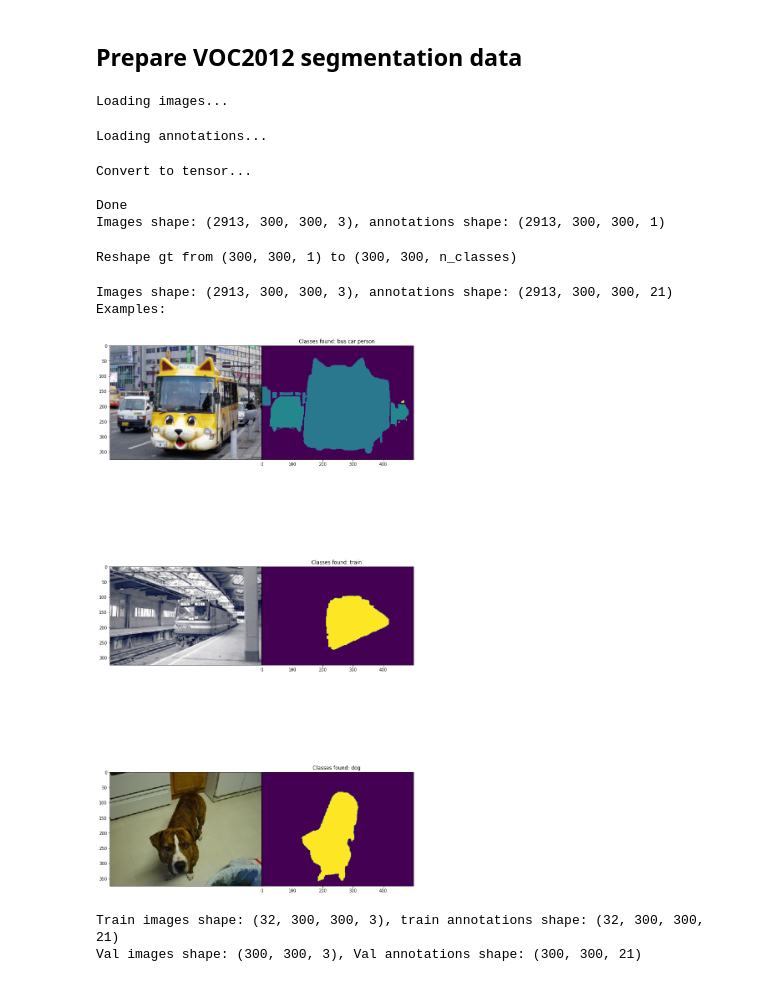
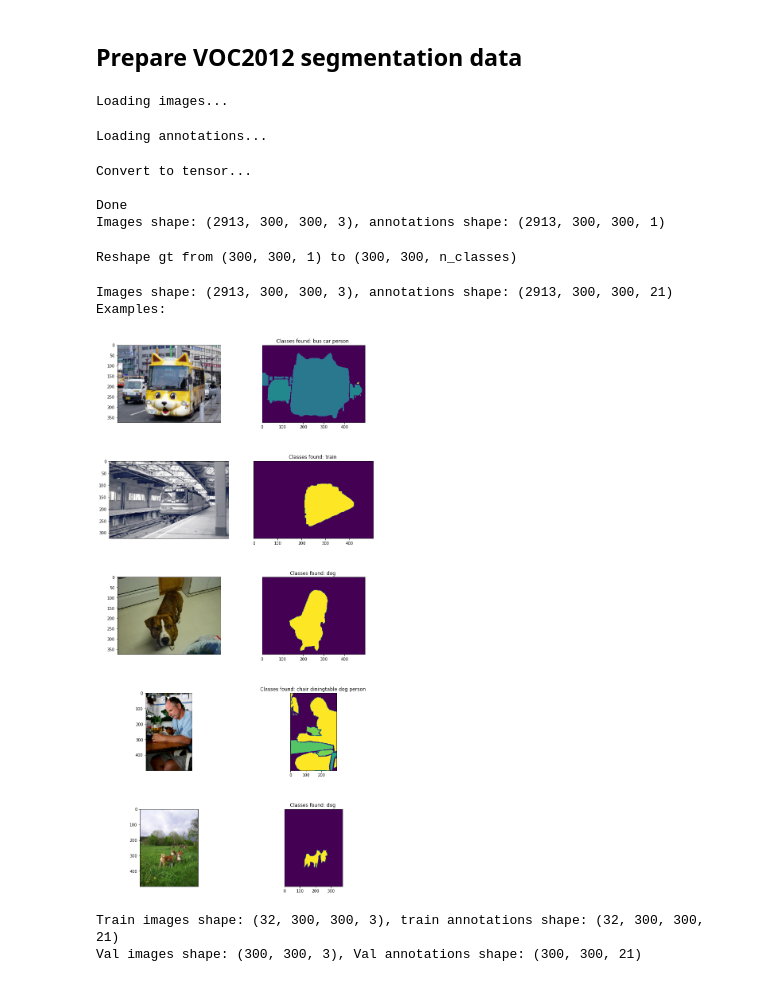
Before and after one commit to Apiquet/Segmentation, a Jupyter notebook: FCN8.ipynb, the cells around one changed output. Saved outputs shown, nothing was run; the diff lists cells and outputs as text; code cells hidden in the pictures.

```diff
--- a/FCN8.ipynb
+++ b/FCN8.ipynb
@@ -2,4 +2,5 @@
 ## If in Colab
 # %%
 in_colab = False
+floatType = 16
 # %%
@@ -32,20 +35,23 @@ model = FCN8(tracker_ssd_path = tracker_path,
 # %%
 from data_management.VOC2012Manager import VOC2012Manager
 
-manager = VOC2012Manager()
+manager = VOC2012Manager(floatType = floatType)
 images, gt_annotations, filenames_png, original_shapes =\
-    manager.load_and_prepare_data(VOC2012_path=VOC2012_path, width_height=(300, 300,), n_samples_to_show=5)
+    manager.load_and_prepare_data(
+        VOC2012_path=VOC2012_path,
+        width_height=(300, 300,),
+        n_samples_to_show=5)
 # %% [output]
 Loading images...
 Loading annotations...
 Convert to tensor...
 
 Done
 Images shape: (2913, 300, 300, 3), annotations shape: (2913, 300, 300, 1)
 Reshape gt from (300, 300, 1) to (300, 300, n_classes)
 Images shape: (2913, 300, 300, 3), annotations shape: (2913, 300, 300, 21)
 Examples:
-[figure, old version]
+[figure, new version]
 # %%
 train_ratio = 0.7
 batch_size = 32
```
Also changed, not shown: parts of 3 cells of this notebook, 2 other files.
